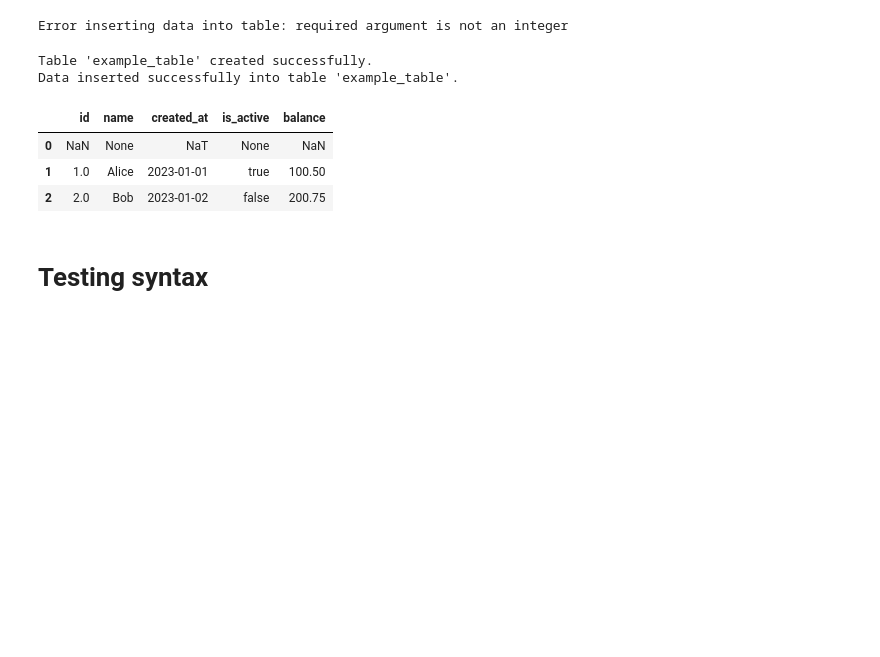
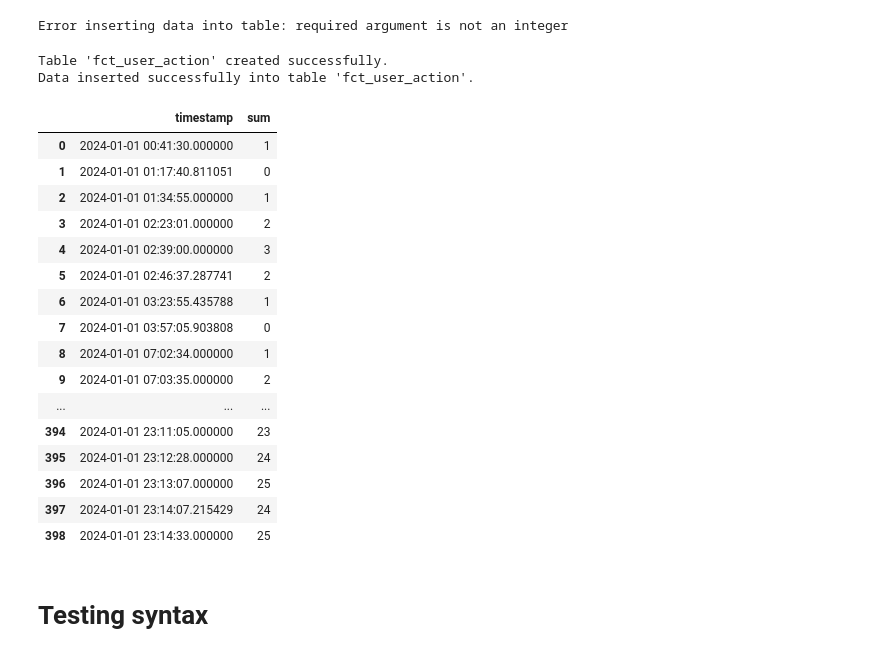
Before and after one commit to pyryjh/Portfolio, a Jupyter notebook: customer_acquisition_analytics/full_workflow.ipynb, the cells around one changed output. Drawn from its saved outputs; the diff is of its cells as text; code cells hidden in the pictures; blank space fills up the shorter version.

Commit message:
Session generation and postgres analysis working

```diff
--- a/customer_acquisition_analytics/full_workflow.ipynb
+++ b/customer_acquisition_analytics/full_workflow.ipynb
@@ -1359,7 +1374,7 @@ def insert_df_to_table_sqlalchemy(df, table_name):
         df.to_sql(table_name, conn, if_exists="append", index=False)
         print(f"Data inserted successfully into table '{table_name}'.")
 # %%
-table_name = "example_table"
+table_name = "fct_user_action"
 
 # Create the table
 create_table_from_df_sqlalchemy(df, table_name)
@@ -1367,19 +1382,63 @@ create_table_from_df_sqlalchemy(df, table_name)
 # Insert the data
 insert_df_to_table_sqlalchemy(df, table_name)
 # %% [output]
-Table 'example_table' created successfully.
-Data inserted successfully into table 'example_table'.
+Table 'fct_user_action' created successfully.
+Data inserted successfully into table 'fct_user_action'.
-# %%
-select_query = f'''
-SELECT *
-FROM example_table
-'''
-
-df_c = select_table(select_query)
-
-display_scrollable(df_c)
-# %% [output]
-|  | id | name | created_at | is_active | balance |
-| 0 | NaN | None | NaT | None | NaN |
-| 1 | 1.0 | Alice | 2023-01-01 | true | 100.50 |
-| 2 | 2.0 | Bob | 2023-01-02 | false | 200.75 |
+# %%
+select_query = f'''
+with
+
+base as (
+    SELECT *
+    FROM fct_user_action
+),
+
+session_timestamps as (
+    select
+        session_start as timestamp,
+        1 as users_online
+    from base
+    where session_start is not null
+
+    union all
+
+    select
+        session_end as timestamp,
+        -1 as users_online
+    from base
+    where session_end is not null
+),
+
+users_online as (
+    select
+        timestamp,
+        sum(users_online) over (
+        order by timestamp
+        ROWS BETWEEN UNBOUNDED PRECEDING AND CURRENT ROW
+        )
+    from session_timestamps
+)
+select * from users_online
+'''
+
+df_c = select_table(select_query)
+
+display_scrollable(df_c)
+# %% [output]
+|  | timestamp | sum |
+| 0 | 2024-01-01 00:41:30.000000 | 1 |
+| 1 | 2024-01-01 01:17:40.811051 | 0 |
+| 2 | 2024-01-01 01:34:55.000000 | 1 |
+| 3 | 2024-01-01 02:23:01.000000 | 2 |
+| 4 | 2024-01-01 02:39:00.000000 | 3 |
+| 5 | 2024-01-01 02:46:37.287741 | 2 |
+| 6 | 2024-01-01 03:23:55.435788 | 1 |
+| 7 | 2024-01-01 03:57:05.903808 | 0 |
+| 8 | 2024-01-01 07:02:34.000000 | 1 |
+| 9 | 2024-01-01 07:03:35.000000 | 2 |
+| ... | ... | ... |
+| 394 | 2024-01-01 23:11:05.000000 | 23 |
+| 395 | 2024-01-01 23:12:28.000000 | 24 |
+| 396 | 2024-01-01 23:13:07.000000 | 25 |
+| 397 | 2024-01-01 23:14:07.215429 | 24 |
+| 398 | 2024-01-01 23:14:33.000000 | 25 |
```
Also changed, not shown: parts of 5 cells of this notebook.
